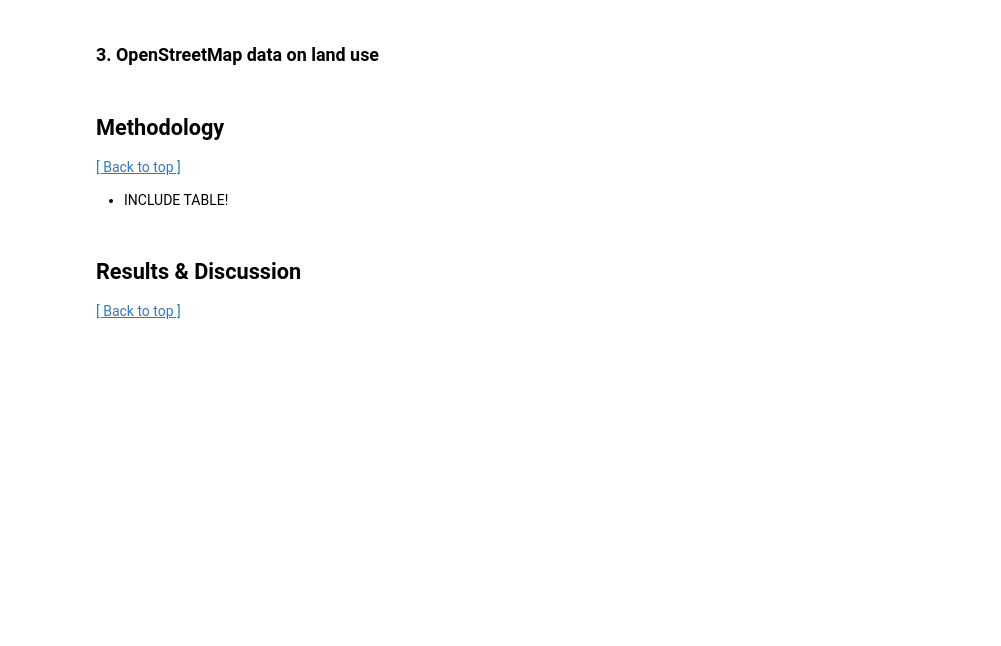
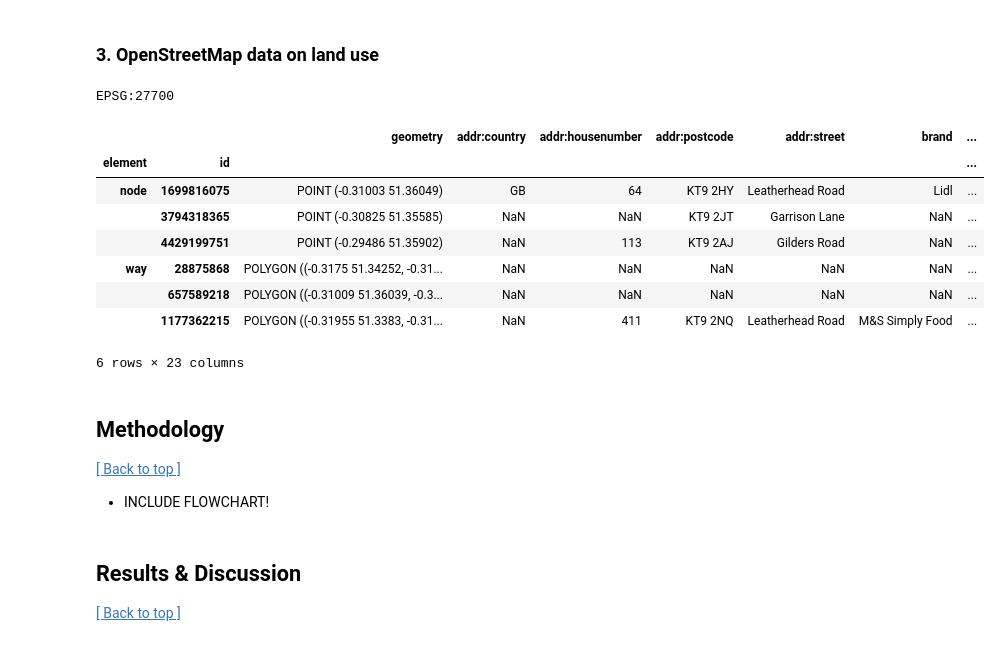
Before and after one commit to jyjylow/casa0006-assessment, a Jupyter notebook: CASA0006_Assessment.ipynb, the cells around one changed output. Drawn from its saved outputs; the diff is of its cells as text; code cells hidden in the pictures; blank space fills up the shorter version.

```diff
--- a/CASA0006_Assessment.ipynb
+++ b/CASA0006_Assessment.ipynb
@@ -170,0 +208,7 @@ gdf.head()
+# %%
+gdf.info()
+print(f"\nCRS: {gdf.crs}.")
+
+# Because I'll be using polygons from gdf to query OSM data, I'll change the CRS to EPSG:4326.
+gdf = gdf.to_crs(epsg=4326)
+print(f"\nReprojected CRS: {gdf.crs}.")
@@ -170,0 +234,2 @@ gdf.head()
+# %%
+gdf = gdf[gdf["DISTRICT"] != "City and County of the City of London"]
@@ -171,9 +261,32 @@ gdf.head()
 # %% [markdown]
 ### 3. OpenStreetMap data on land use
+# %%
+print(gdf.crs)
+# %% [output]
+EPSG:27700
+# %%
+ward_geom = gdf.loc[gdf['GSS_CODE'] == "E05000405", "geometry"].values[0]
+
+tags = {
+    'shop': True,           # retail shops
+}
+
+pois = ox.features_from_polygon(ward_geom, tags)
+pois
+# %% [output]
+|  |  | geometry | addr:country | addr:housenumber | addr:postcode | addr:street | brand | ... |
+| element | id |  |  |  |  |  |  | ... |
+| node | 1699816075 | POINT (-0.31003 51.36049) | GB | 64 | KT9 2HY | Leatherhead Road | Lidl | ... |
+|  | 3794318365 | POINT (-0.30825 51.35585) | NaN | NaN | KT9 2JT | Garrison Lane | NaN | ... |
+|  | 4429199751 | POINT (-0.29486 51.35902) | NaN | 113 | KT9 2AJ | Gilders Road | NaN | ... |
+| way | 28875868 | POLYGON ((-0.3175 51.34252, -0.31... | NaN | NaN | NaN | NaN | NaN | ... |
+|  | 657589218 | POLYGON ((-0.31009 51.36039, -0.3... | NaN | NaN | NaN | NaN | NaN | ... |
+|  | 1177362215 | POLYGON ((-0.31955 51.3383, -0.31... | NaN | 411 | KT9 2NQ | Leatherhead Road | M&S Simply Food | ... |
+6 rows × 23 columns
 # %% [markdown]
 ## Methodology
 [[ Back to top ]](#Table-of-contents)
-- INCLUDE TABLE!
+- INCLUDE FLOWCHART!
 # %% [markdown]
 ## Results & Discussion
 [[ Back to top ]](#Table-of-contents)
```
Also changed, not shown: parts of 13 cells of this notebook, 22 other files.
